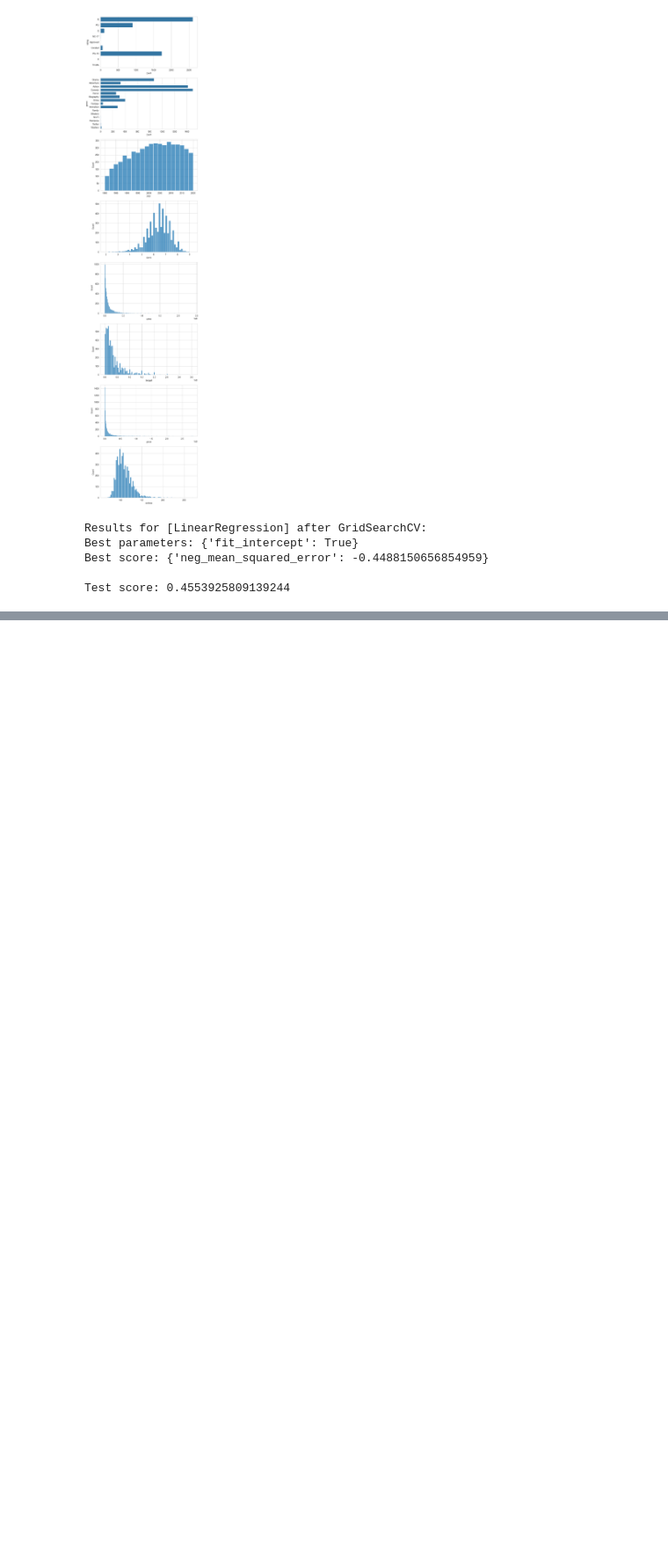
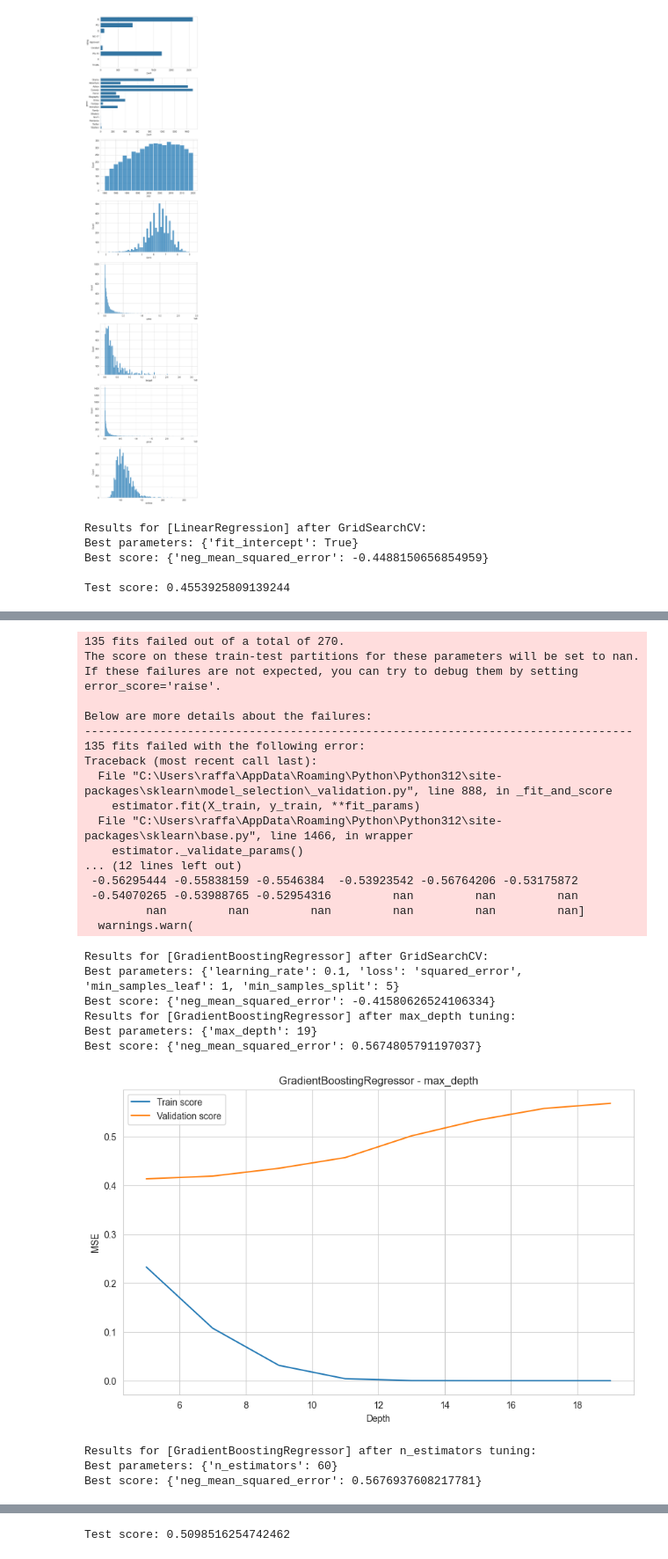
Before and after one commit to giosteh/ProgettoICon-MovieIndustryInsider, a Jupyter notebook: source/supervised.ipynb, the cells around one changed output, grey strips where cells are left out. Shown at 88% size. Saved outputs shown, nothing was run; the diff lists cells and outputs as text; code cells hidden in the pictures; blank space fills up the shorter version.

```diff
--- a/source/supervised.ipynb
+++ b/source/supervised.ipynb
@@ -187,0 +251,51 @@ Test score: 0.4553925809139244
+# %%
+# addestramento e tuning del GradientBoostingRegressor
+
+model = GradientBoostingRegressor()
+
+params = {
+    'loss': ['squared_error', 'friedman_mse'],
+    'min_samples_split': [2, 5, 10],
+    'min_samples_leaf': [1, 2, 4],
+    'learning_rate': [0.1, 0.5, 1.0]
+}
+
+best_model = tune_model(model, 'GradientBoostingRegressor', X_train, y_train, cv=5,
+                        grid_params=params, grid_metrics=['neg_mean_squared_error'],
+                        cv_params={'max_depth': [d for d in range(5, 20, 2)],
+                                   'n_estimators': [d for d in range(10, 100, 10)]},
+                        cv_metric='neg_mean_squared_error', verbose=True, plot=True,
+                        xlabel='Depth', ylabel='MSE')
+
+best_model.fit(X_train, y_train)
+y_pred = best_model.predict(X_test)
+
+print(f'\nTest score: {mean_squared_error(y_test, y_pred)}')
+# %% [output]
+135 fits failed out of a total of 270.
+The score on these train-test partitions for these parameters will be set to nan.
+If these failures are not expected, you can try to debug them by setting error_score='raise'.
+
+Below are more details about the failures:
+--------------------------------------------------------------------------------
+135 fits failed with the following error:
+Traceback (most recent call last):
+  File "C:\Users\raffa\AppData\Roaming\Python\Python312\site-packages\sklearn\model_selection\_validation.py", line 888, in _fit_and_score
+    estimator.fit(X_train, y_train, **fit_params)
+  File "C:\Users\raffa\AppData\Roaming\Python\Python312\site-packages\sklearn\base.py", line 1466, in wrapper
+    estimator._validate_params()
+... (12 lines left out)
+ -0.56295444 -0.55838159 -0.5546384  -0.53923542 -0.56764206 -0.53175872
+ -0.54070265 -0.53988765 -0.52954316         nan         nan         nan
+         nan         nan         nan         nan         nan         nan]
+  warnings.warn(
+Results for [GradientBoostingRegressor] after GridSearchCV:
+Best parameters: {'learning_rate': 0.1, 'loss': 'squared_error', 'min_samples_leaf': 1, 'min_samples_split': 5}
+Best score: {'neg_mean_squared_error': -0.41580626524106334}
+Results for [GradientBoostingRegressor] after max_depth tuning:
+Best parameters: {'max_depth': 19}
+Best score: {'neg_mean_squared_error': 0.5674805791197037}
+[figure, added]
+Results for [GradientBoostingRegressor] after n_estimators tuning:
+Best parameters: {'n_estimators': 60}
+Best score: {'neg_mean_squared_error': 0.5676937608217781}
@@ -187,0 +303 @@ Test score: 0.4553925809139244
+Test score: 0.5098516254742462
```
Also changed, not shown: parts of 10 cells of this notebook.
